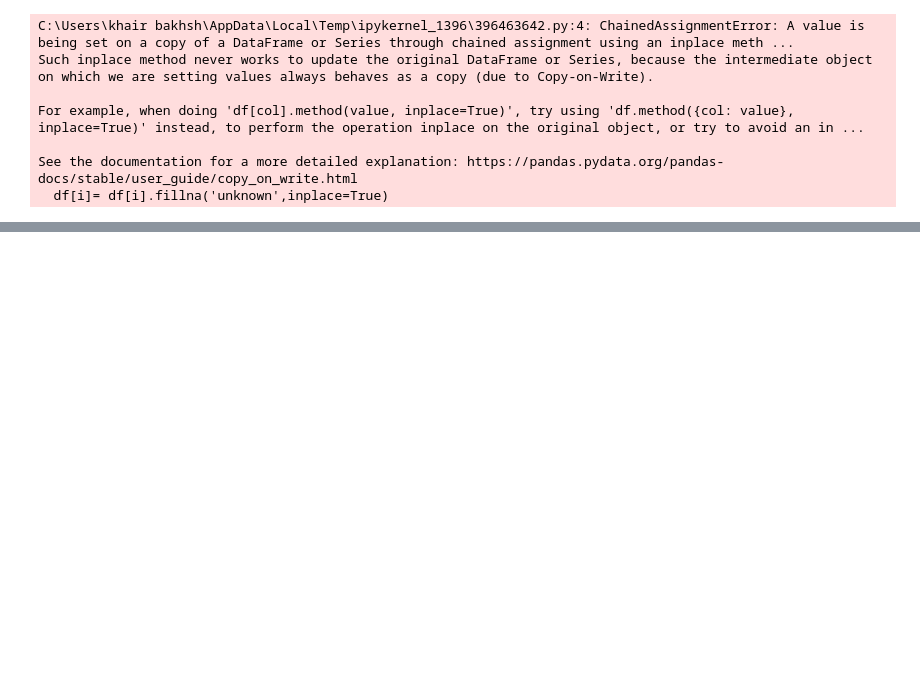
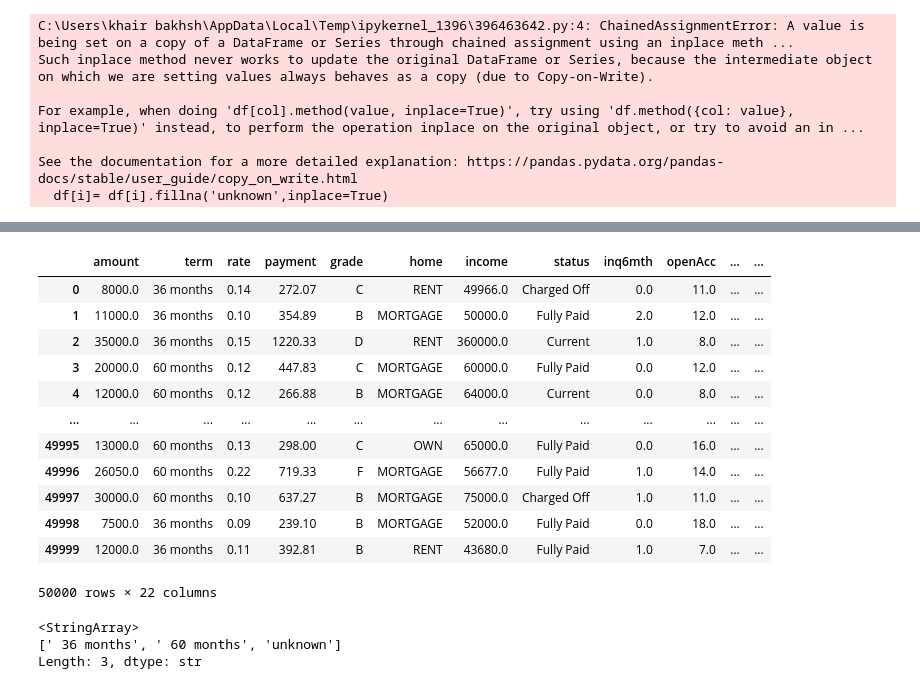
Before and after one commit to khairbakshnoor-pixel/student_pass_fail_predictor, a Jupyter notebook: bank_loan_predictor.ipynb, the cells around one changed output, grey strips where cells are left out. Cells and saved outputs as stored; diff of their text form; code cells hidden in the pictures; blank space fills up the shorter version.

```diff
--- a/bank_loan_predictor.ipynb
+++ b/bank_loan_predictor.ipynb
@@ -175,0 +210,22 @@ See the documentation for a more detailed explanation: https://pandas.pydata.org
+# %%
+df
+# %% [output]
+|  | amount | term | rate | payment | grade | home | income | status | inq6mth | openAcc | ... | ... |
+| 0 | 8000.0 | 36 months | 0.14 | 272.07 | C | RENT | 49966.0 | Charged Off | 0.0 | 11.0 | ... | ... |
+| 1 | 11000.0 | 36 months | 0.10 | 354.89 | B | MORTGAGE | 50000.0 | Fully Paid | 2.0 | 12.0 | ... | ... |
+| 2 | 35000.0 | 36 months | 0.15 | 1220.33 | D | RENT | 360000.0 | Current | 1.0 | 8.0 | ... | ... |
+| 3 | 20000.0 | 60 months | 0.12 | 447.83 | C | MORTGAGE | 60000.0 | Fully Paid | 0.0 | 12.0 | ... | ... |
+| 4 | 12000.0 | 60 months | 0.12 | 266.88 | B | MORTGAGE | 64000.0 | Current | 0.0 | 8.0 | ... | ... |
+| ... | ... | ... | ... | ... | ... | ... | ... | ... | ... | ... | ... | ... |
+| 49995 | 13000.0 | 60 months | 0.13 | 298.00 | C | OWN | 65000.0 | Fully Paid | 0.0 | 16.0 | ... | ... |
+| 49996 | 26050.0 | 60 months | 0.22 | 719.33 | F | MORTGAGE | 56677.0 | Fully Paid | 1.0 | 14.0 | ... | ... |
+| 49997 | 30000.0 | 60 months | 0.10 | 637.27 | B | MORTGAGE | 75000.0 | Charged Off | 1.0 | 11.0 | ... | ... |
+| 49998 | 7500.0 | 36 months | 0.09 | 239.10 | B | MORTGAGE | 52000.0 | Fully Paid | 0.0 | 18.0 | ... | ... |
+| 49999 | 12000.0 | 36 months | 0.11 | 392.81 | B | RENT | 43680.0 | Fully Paid | 1.0 | 7.0 | ... | ... |
+50000 rows × 22 columns
+# %%
+df['term'].unique()
+# %% [output]
+<StringArray>
+[' 36 months', ' 60 months', 'unknown']
+Length: 3, dtype: str
```
Also changed, not shown: parts of 10 cells of this notebook.
